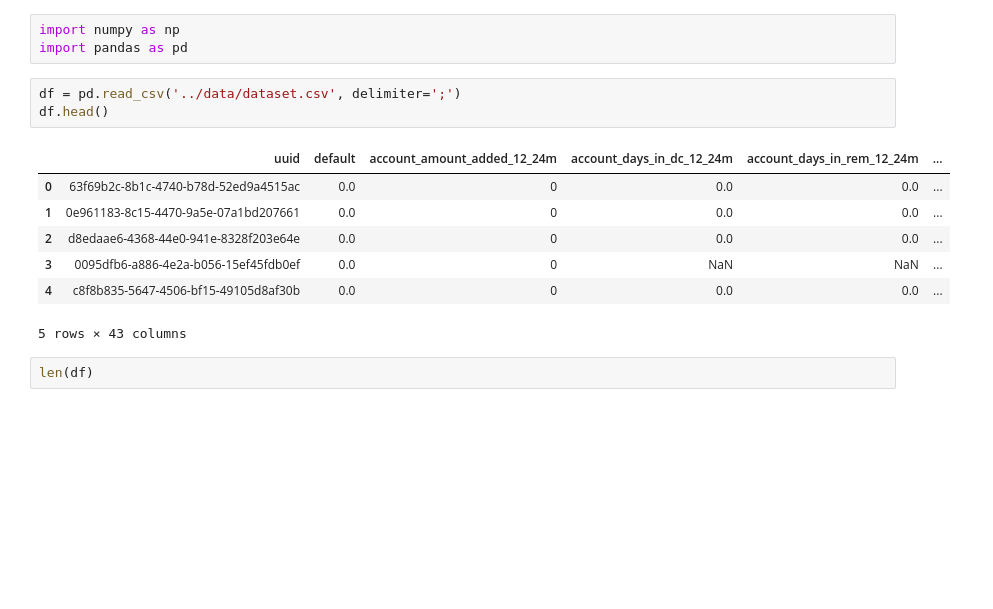
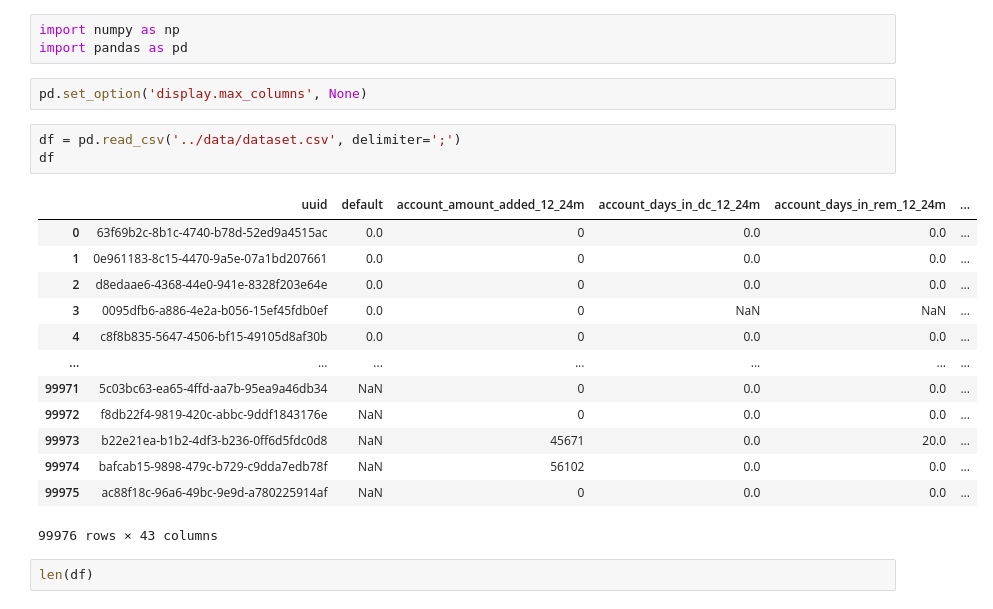
Before and after one commit to xkeeja/klarna-ml-case-study, a Jupyter notebook: nb/nb.ipynb, the cells around one changed output. Saved outputs shown, nothing was run; the diff lists cells and outputs as text; blank space fills up the shorter version.

```diff
--- a/nb/nb.ipynb
+++ b/nb/nb.ipynb
@@ -1,17 +1,25 @@
 # %%
 import numpy as np
 import pandas as pd
+# %%
+pd.set_option('display.max_columns', None)
 # %%
 df = pd.read_csv('../data/dataset.csv', delimiter=';')
-df.head()
+df
 # %% [output]
 |  | uuid | default | account_amount_added_12_24m | account_days_in_dc_12_24m | account_days_in_rem_12_24m | ... |
 | 0 | 63f69b2c-8b1c-4740-b78d-52ed9a4515ac | 0.0 | 0 | 0.0 | 0.0 | ... |
 | 1 | 0e961183-8c15-4470-9a5e-07a1bd207661 | 0.0 | 0 | 0.0 | 0.0 | ... |
 | 2 | d8edaae6-4368-44e0-941e-8328f203e64e | 0.0 | 0 | 0.0 | 0.0 | ... |
 | 3 | 0095dfb6-a886-4e2a-b056-15ef45fdb0ef | 0.0 | 0 | NaN | NaN | ... |
 | 4 | c8f8b835-5647-4506-bf15-49105d8af30b | 0.0 | 0 | 0.0 | 0.0 | ... |
+| ... | ... | ... | ... | ... | ... | ... |
+| 99971 | 5c03bc63-ea65-4ffd-aa7b-95ea9a46db34 | NaN | 0 | 0.0 | 0.0 | ... |
+| 99972 | f8db22f4-9819-420c-abbc-9ddf1843176e | NaN | 0 | 0.0 | 0.0 | ... |
+| 99973 | b22e21ea-b1b2-4df3-b236-0ff6d5fdc0d8 | NaN | 45671 | 0.0 | 20.0 | ... |
+| 99974 | bafcab15-9898-479c-b729-c9dda7edb78f | NaN | 56102 | 0.0 | 0.0 | ... |
+| 99975 | ac88f18c-96a6-49bc-9e9d-a780225914af | NaN | 0 | 0.0 | 0.0 | ... |
-5 rows × 43 columns
+99976 rows × 43 columns
 # %%
 len(df)
 # %% [output]
```
Also changed, not shown: parts of 5 cells of this notebook.
